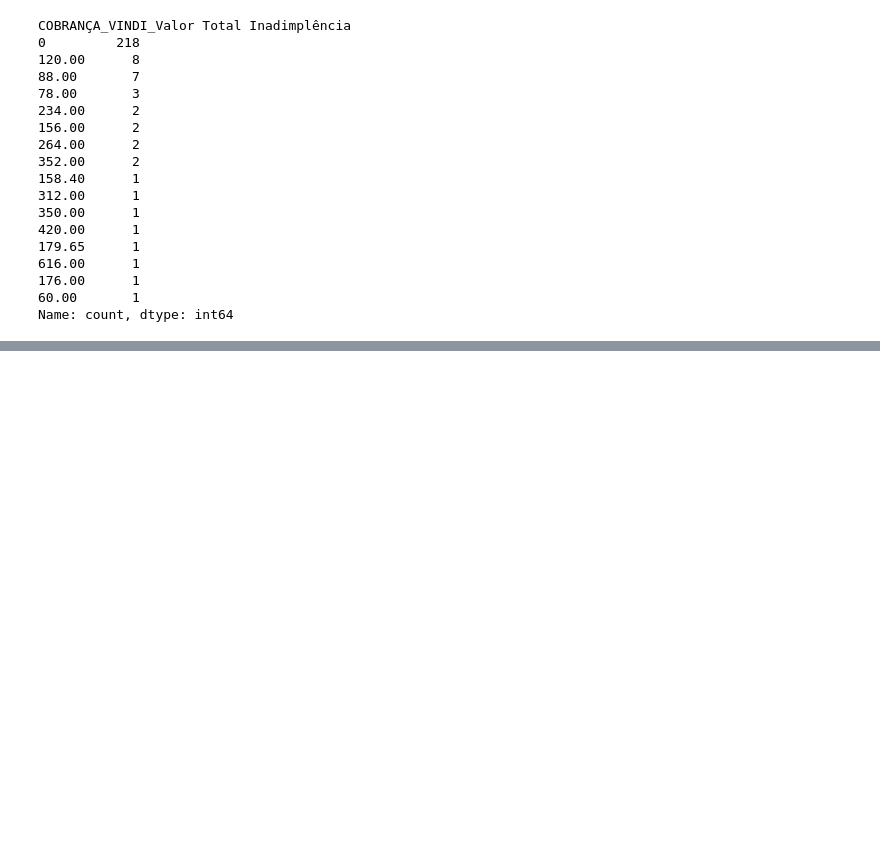
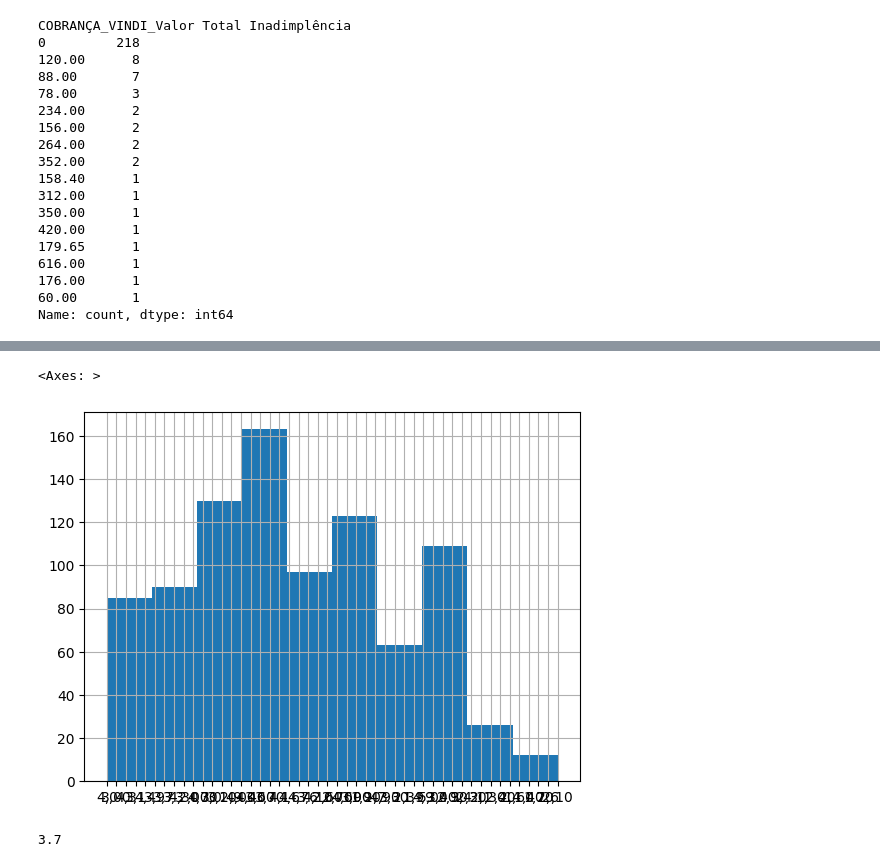
Before and after one commit to alessitomas/streamlit-deploy, a Jupyter notebook: src/notebooks/02_preprocessing.ipynb, the cells around one changed output, grey strips where cells are left out. Drawn from its saved outputs; the diff is of its cells as text; code cells hidden in the pictures; blank space fills up the shorter version.

```diff
--- a/src/notebooks/02_preprocessing.ipynb
+++ b/src/notebooks/02_preprocessing.ipynb
@@ -248,0 +360,2 @@ data = data.drop(["ATENDIMENTOS_AGENDA_Faltas Psicoterapia","TWILIO_Ligações I
+# %%
+data = data.drop(columns="WHOQOL_Qde Respostas WHOQOL")
@@ -248,0 +384,7 @@ data = data.drop(["ATENDIMENTOS_AGENDA_Faltas Psicoterapia","TWILIO_Ligações I
+# %%
+data["WHOQOL_Físico_New"] = data["WHOQOL_Físico"].str.split(';').str[-1].str.strip()
+# %%
+data["WHOQOL_Físico_New"].hist()
+# %% [output]
+<Axes: >
+[figure, added]
@@ -248,0 +395,5 @@ data = data.drop(["ATENDIMENTOS_AGENDA_Faltas Psicoterapia","TWILIO_Ligações I
+# %%
+mediana = data["WHOQOL_Físico_New"].median()
+mediana
+# %% [output]
+3.7
```
Also changed, not shown: parts of 18 cells of this notebook, 1 other file.
